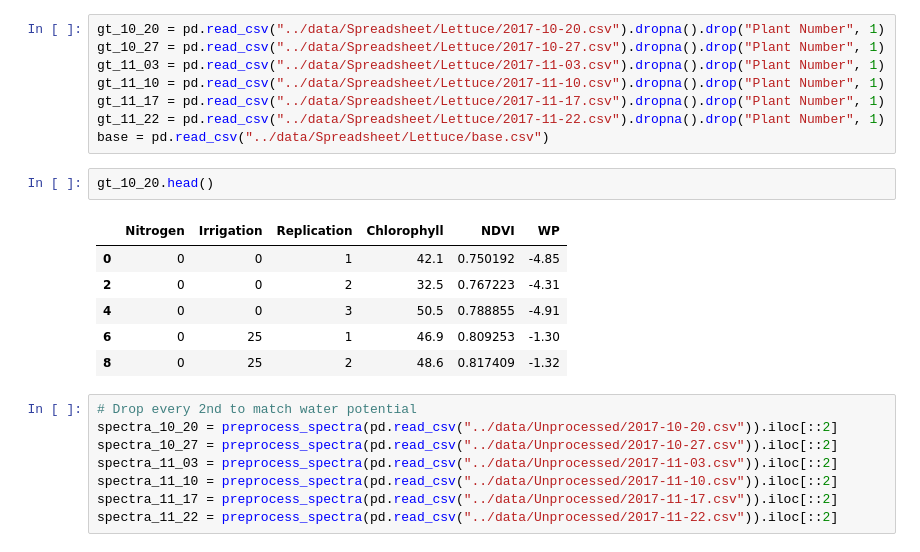
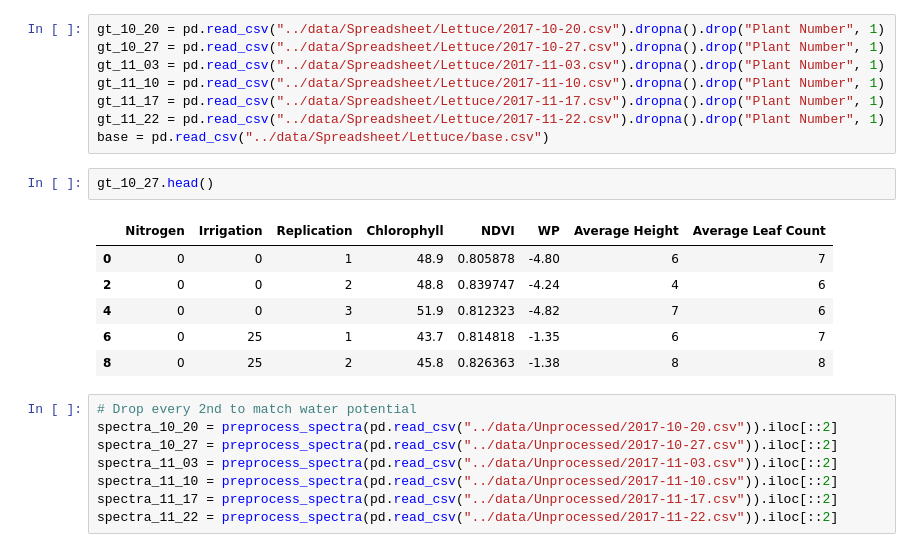
Before and after one commit to cheripai/thesis, a Jupyter notebook: notebooks/Lettuce_Spectra_Analysis.ipynb, the cells around one changed output. Saved outputs shown, nothing was run; the diff lists cells and outputs as text.

```diff
--- a/notebooks/Lettuce_Spectra_Analysis.ipynb
+++ b/notebooks/Lettuce_Spectra_Analysis.ipynb
@@ -43,14 +43,14 @@ gt_11_17 = pd.read_csv("../data/Spreadsheet/Lettuce/2017-11-17.csv").dropna().dr
 gt_11_22 = pd.read_csv("../data/Spreadsheet/Lettuce/2017-11-22.csv").dropna().drop("Plant Number", 1)
 base = pd.read_csv("../data/Spreadsheet/Lettuce/base.csv")
 # %%
-gt_10_20.head()
+gt_10_27.head()
 # %% [output]
-|  | Nitrogen | Irrigation | Replication | Chlorophyll | NDVI | WP |
-| 0 | 0 | 0 | 1 | 42.1 | 0.750192 | -4.85 |
-| 2 | 0 | 0 | 2 | 32.5 | 0.767223 | -4.31 |
-| 4 | 0 | 0 | 3 | 50.5 | 0.788855 | -4.91 |
-| 6 | 0 | 25 | 1 | 46.9 | 0.809253 | -1.30 |
-| 8 | 0 | 25 | 2 | 48.6 | 0.817409 | -1.32 |
+|  | Nitrogen | Irrigation | Replication | Chlorophyll | NDVI | WP | Average Height | Average Leaf Count |
+| 0 | 0 | 0 | 1 | 48.9 | 0.805878 | -4.80 | 6 | 7 |
+| 2 | 0 | 0 | 2 | 48.8 | 0.839747 | -4.24 | 4 | 6 |
+| 4 | 0 | 0 | 3 | 51.9 | 0.812323 | -4.82 | 7 | 6 |
+| 6 | 0 | 25 | 1 | 43.7 | 0.814818 | -1.35 | 6 | 7 |
+| 8 | 0 | 25 | 2 | 45.8 | 0.826363 | -1.38 | 8 | 8 |
 # %%
 # Drop every 2nd to match water potential
 spectra_10_20 = preprocess_spectra(pd.read_csv("../data/Unprocessed/2017-10-20.csv")).iloc[::2]
```
Also changed, not shown: parts of 26 cells of this notebook.
